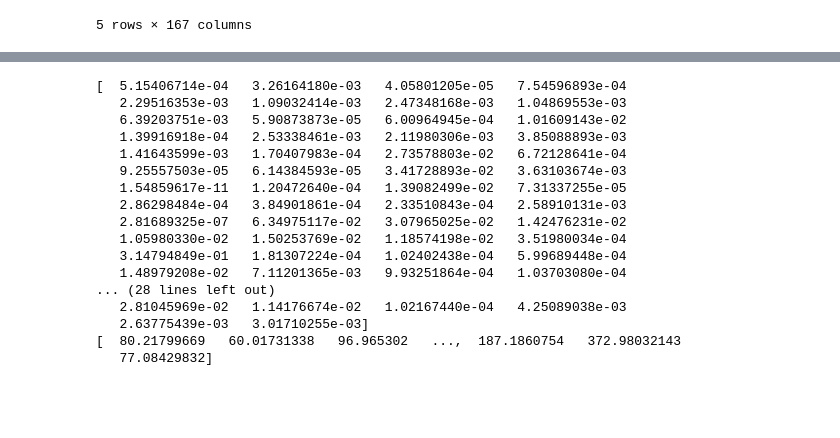
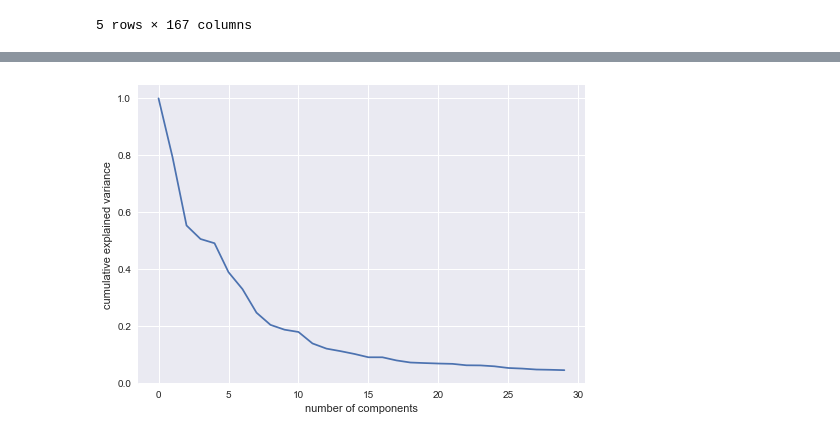
Before and after one commit to thomasmktong/li-fung-data-viz, a Jupyter notebook: model/Eat_Play_Work.ipynb, the cells around one changed output, grey strips where cells are left out. Drawn from its saved outputs; the diff is of its cells as text; code cells hidden in the pictures; blank space fills up the shorter version.

```diff
--- a/model/Eat_Play_Work.ipynb
+++ b/model/Eat_Play_Work.ipynb
@@ -121,24 +117,14 @@ X01atrain.head()
-# %%
-# Train the model
-clf = RandomForestRegressor()
-model_01 = clf.fit(X01atrain, y01atrain)
-print(model_01.feature_importances_)
-print(model_01.predict(X01atest))
-# %% [output]
-[  5.15406714e-04   3.26164180e-03   4.05801205e-05   7.54596893e-04
-   2.29516353e-03   1.09032414e-03   2.47348168e-03   1.04869553e-03
-   6.39203751e-03   5.90873873e-05   6.00964945e-04   1.01609143e-02
-   1.39916918e-04   2.53338461e-03   2.11980306e-03   3.85088893e-03
-   1.41643599e-03   1.70407983e-04   2.73578803e-02   6.72128641e-04
-   9.25557503e-05   6.14384593e-05   3.41728893e-02   3.63103674e-03
-   1.54859617e-11   1.20472640e-04   1.39082499e-02   7.31337255e-05
-   2.86298484e-04   3.84901861e-04   2.33510843e-04   2.58910131e-03
-   2.81689325e-07   6.34975117e-02   3.07965025e-02   1.42476231e-02
-   1.05980330e-02   1.50253769e-02   1.18574198e-02   3.51980034e-04
-   3.14794849e-01   1.81307224e-04   1.02402438e-04   5.99689448e-04
-   1.48979208e-02   7.11201365e-03   9.93251864e-04   1.03703080e-04
-... (28 lines left out)
-   2.81045969e-02   1.14176674e-02   1.02167440e-04   4.25089038e-03
-   2.63775439e-03   3.01710255e-03]
-[  80.21799669   60.01731338   96.965302   ...,  187.1860754   372.98032143
-   77.08429832]
+# %%
+# Dimensionality Reduction
+
+pca = PCA(n_components = 30)
+pca.fit(X01atrain)
+X01a_pca = pd.DataFrame(pca.components_,columns=list(X01atrain.columns.values))
+
+# 1st 10 components already explains 80% of the variances
+plt.plot(pca.explained_variance_ratio_ / max(pca.explained_variance_ratio_))
+plt.xlabel('number of components')
+plt.ylabel('cumulative explained variance')
+plt.show()
+# %% [output]
+[figure, added]
```
Also changed, not shown: parts of 9 cells of this notebook, 1 other file.
